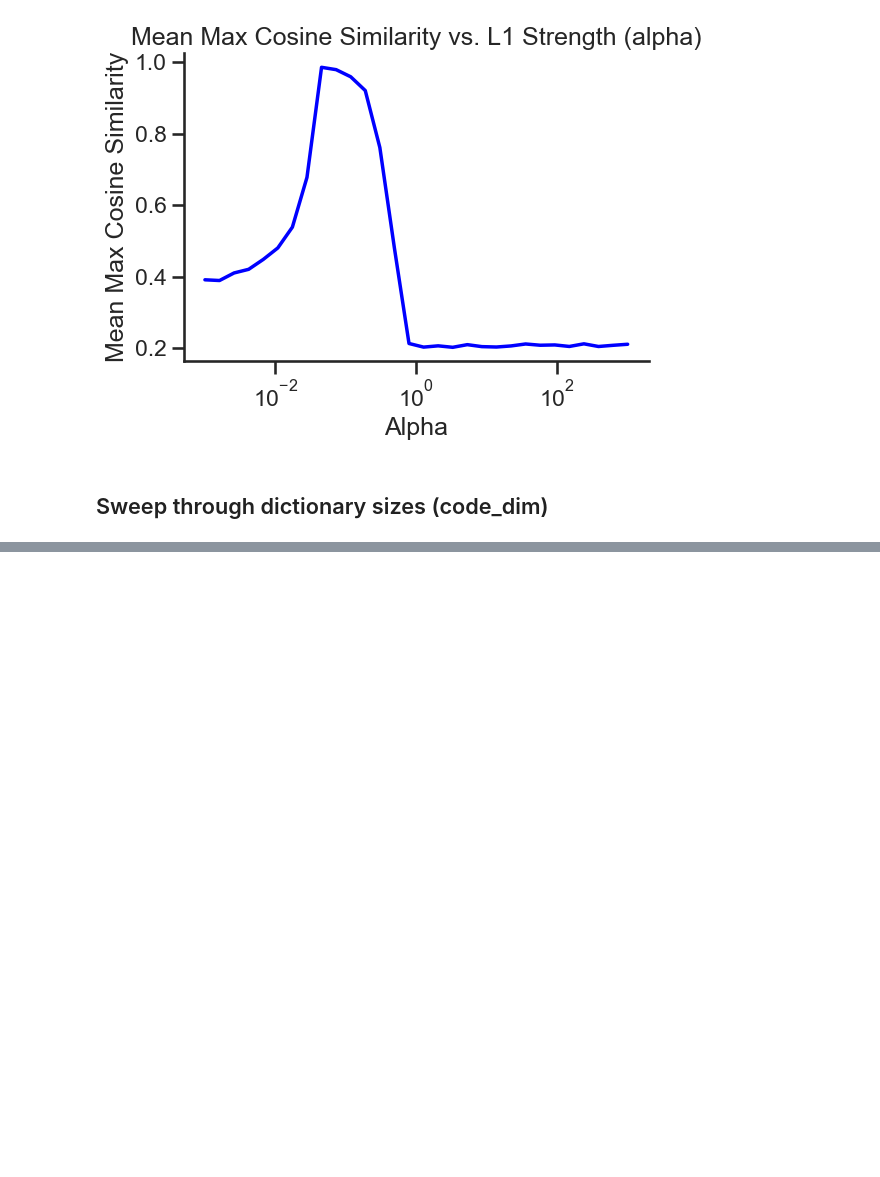
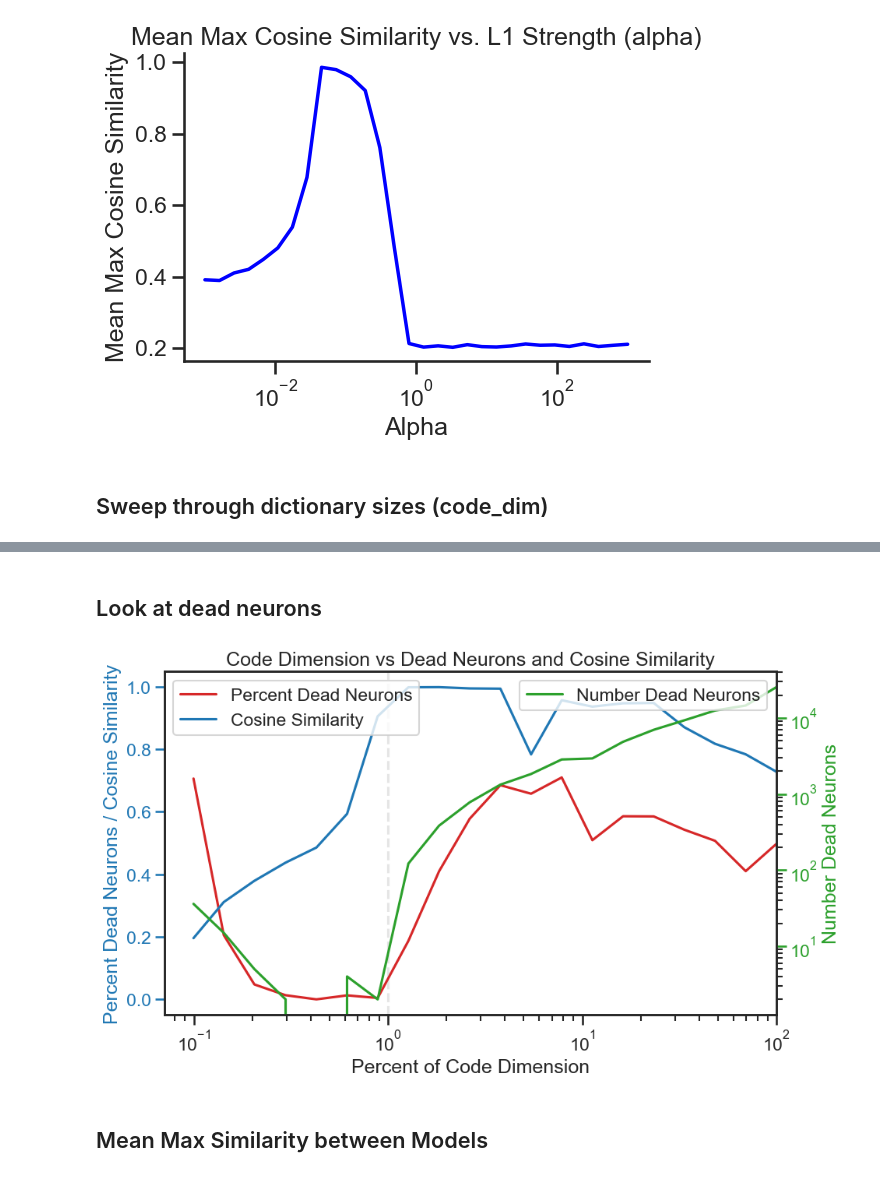
Before and after one commit to adamimos/transformerPlayground, a Jupyter notebook: autoencoder_superposition.ipynb, the cells around one changed output, grey strips where cells are left out. Drawn from its saved outputs; the diff is of its cells as text; code cells hidden in the pictures; blank space fills up the shorter version.

```diff
--- a/autoencoder_superposition.ipynb
+++ b/autoencoder_superposition.ipynb
@@ -302,0 +305,56 @@ plt.gca().xaxis.set_major_formatter(PercentFormatter())
+# %% [markdown]
+## Look at dead neurons
+# %%
+import matplotlib.pyplot as plt
+
+# create empty lists to store the values of code_dim, percent_zero, num_zero, and cos_sim
+code_dims = []
+percent_zeros = []
+num_zeros = []
+
+# iterate through the models
+for code_dim, model in code_dict_models.items():
+    # calculate the percent of dead neurons
+    c, outputs = model(test_batch)
+    is_zero = np.isclose(c.detach().cpu().numpy(), 0, atol=1e-5)
+    num_zero = np.sum(np.sum(1*is_zero, axis=0) == batch_size)
+    num_zeros.append(num_zero)
+    percent_zero = num_zero/code_dim
+
+    # calculate the cosine similarity
+    # append the values to the lists
+    code_dims.append(code_dim)
+    percent_zeros.append(percent_zero)
+
+# create a figure with two subplots
+fig, ax1 = plt.subplots(figsize=(10, 6))
+
+# plot the percent of dead neurons and cosine similarity on the first y-axis
+ax1.plot(np.array(code_dims)/num_ground_truth_features, percent_zeros, color='tab:red', label='Percent Dead Neurons')
+ax1.plot(np.array(code_dims)/num_ground_truth_features, mean_cos_sims, color='tab:blue', label='Cosine Similarity')
+ax1.set_xlabel('Percent of Code Dimension')
+ax1.set_ylabel('Percent Dead Neurons / Cosine Similarity', color='tab:blue')
+ax1.tick_params(axis='y', colors='tab:blue')
+ax1.set_xscale('log')
+ax1.set_xlim([0, 100])
+ax1.legend(loc='upper left')
+
+# create a second y-axis for the number of dead neurons
+ax2 = ax1.twinx()
+ax2.plot(np.array(code_dims)/num_ground_truth_features, num_zeros, color='tab:green', label='Number Dead Neurons')
+ax2.set_ylabel('Number Dead Neurons', color='tab:green')
+ax2.tick_params(axis='y', colors='tab:green')
+ax2.legend(loc='upper right')
+ax2.set_yscale('log')
+
+# add a vertical line at 100% of the ground truth feature dimension
+ax1.axvline(x=1, color='gray', linestyle='--', alpha=0.2)
+
+# set the title and display the plot
+plt.title('Code Dimension vs Dead Neurons and Cosine Similarity')
+plt.tight_layout()
+plt.show()
+# %% [output]
+[figure, added]
+# %% [markdown]
+## Mean Max Similarity between Models
```
Also changed, not shown: parts of 4 cells of this notebook.
